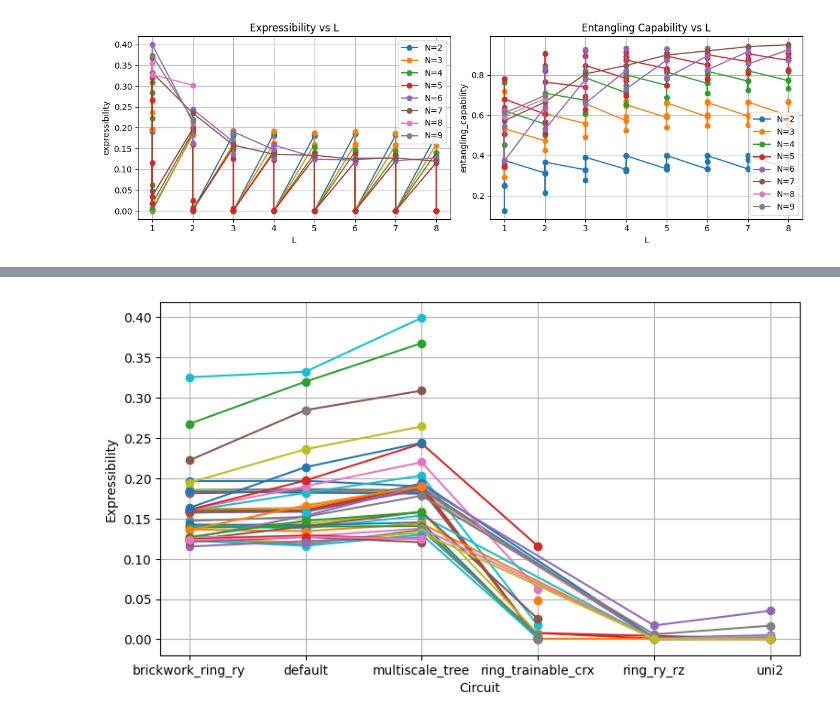
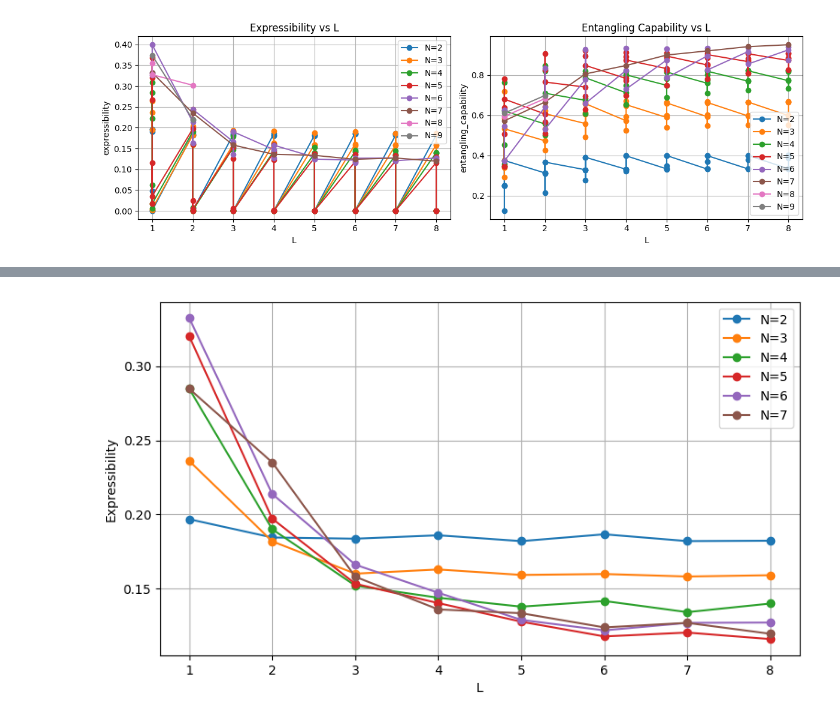
Before and after one commit to Joel-Kunk/VQCFD_quimb, a Jupyter notebook: analysis_results.ipynb, the cells around one changed output, grey strips where cells are left out. Saved outputs shown, nothing was run; the diff lists cells and outputs as text; code cells hidden in the pictures.

Commit message:
new analysis options

```diff
--- a/analysis_results.ipynb
+++ b/analysis_results.ipynb
@@ -159,8 +151,8 @@ shots_used_total: 0
 
 Use `TIMESTEP = 0` for the initial state, a positive saved-state index, or `-1` for the final state. The plot reports MSE, R², and normalized squared-overlap fidelity.
 # %%
-DIR_LABEL = "N4_multiscale_tree"
-LABEL = "L4"
+DIR_LABEL = "N6"
+LABEL = "L7"
 
 run = an.load_run(DIR_LABEL, LABEL)
 run
@@ -273,6 +267,9 @@ RUN_SELECTION = [
 
 # Optional explicit variance selection. Leave empty to use all discovered variance runs.
 VARIANCE_SELECTION = []
+
+# Optional explicit gradient selection. Leave empty to use all discovered gradient runs.
+GRADIENT_SELECTION = []
 
 # Example: {"experiment_uni2_N4L3": "uni2"}
 CIRCUIT_OVERRIDES = {}
@@ -283,11 +280,17 @@ variance_runs = (
     if VARIANCE_SELECTION
     else an.discover_variance_runs()
 )
+gradient_runs = (
+    [an.load_gradient_run(d, label) for d, label in GRADIENT_SELECTION]
+    if GRADIENT_SELECTION
+    else an.discover_gradient_runs()
+)
 
 run_table = an.build_run_table(
     selected_runs,
     variance_runs=variance_runs,
     circuit_overrides=CIRCUIT_OVERRIDES,
+    gradient_runs=gradient_runs,
 )
 run_table
 # %% [output]
@@ -307,32 +310,36 @@ run_table
 # %%
 # X accepts one column; Y accepts one column or a list of columns.
 # GROUP_BY accepts one column, a list of columns, or None.
-X = "Circuit"
+X = "L"
 Y = "Expressibility"
-GROUP_BY = ["N", "NumberOfParameters"] #["N", "Circuit"]
+GROUP_BY = "N"#["N", "NumberOfParameters"] #["N", "Circuit"]
 X_LABEL = None             # e.g. "Number of layers"; None uses X
 Y_LABEL = None             # e.g. "Error"; None uses Y (or "Value" for multiple Ys)
+X_LIMITS = None            # e.g. (0, 10); use None for automatic limits
+Y_LIMITS = None            # e.g. (0, 1); use None for automatic limits
 
 NS = None #[2,3,4,5,6] # None               # e.g. [3, 4, 5]
 LS = [1,2,3,4,5,6,7,8]               # e.g. [1, 2, 3]
-CIRCUITS = None #["uni2","ring_trainable_crx","default",'multiscale_tree']         # e.g. ["default", "uni2", "brickwork_ring_ry"]
-INITIAL_STATES = None #"sine"   # e.g. ["sine", "tapered_gaussian"]
+CIRCUITS = "default" #["uni2","ring_trainable_crx","default",'multiscale_tree']         # e.g. ["default", "uni2", "brickwork_ring_ry"]
+INITIAL_STATES = "sine"   # e.g. ["sine", "tapered_gaussian"]
 
 filtered_table, ax, fig = an.plot_run_table(
     run_table,
     x=X,
     y=Y,
     ns=NS,
     ls=LS,
     circuits=CIRCUITS,
     initial_states=INITIAL_STATES,
     group_by=GROUP_BY,
     kind="line",        # "line" or "scatter"
     log_y=False,
     x_label=X_LABEL,
     y_label=Y_LABEL,
+    x_limits=X_LIMITS,
+    y_limits=Y_LIMITS,
 )
 # filtered_table
 # %% [output]
-[figure, old version]
+[figure, new version]
 # %%
```
Also changed, not shown: parts of 6 cells of this notebook, 2 other files.
